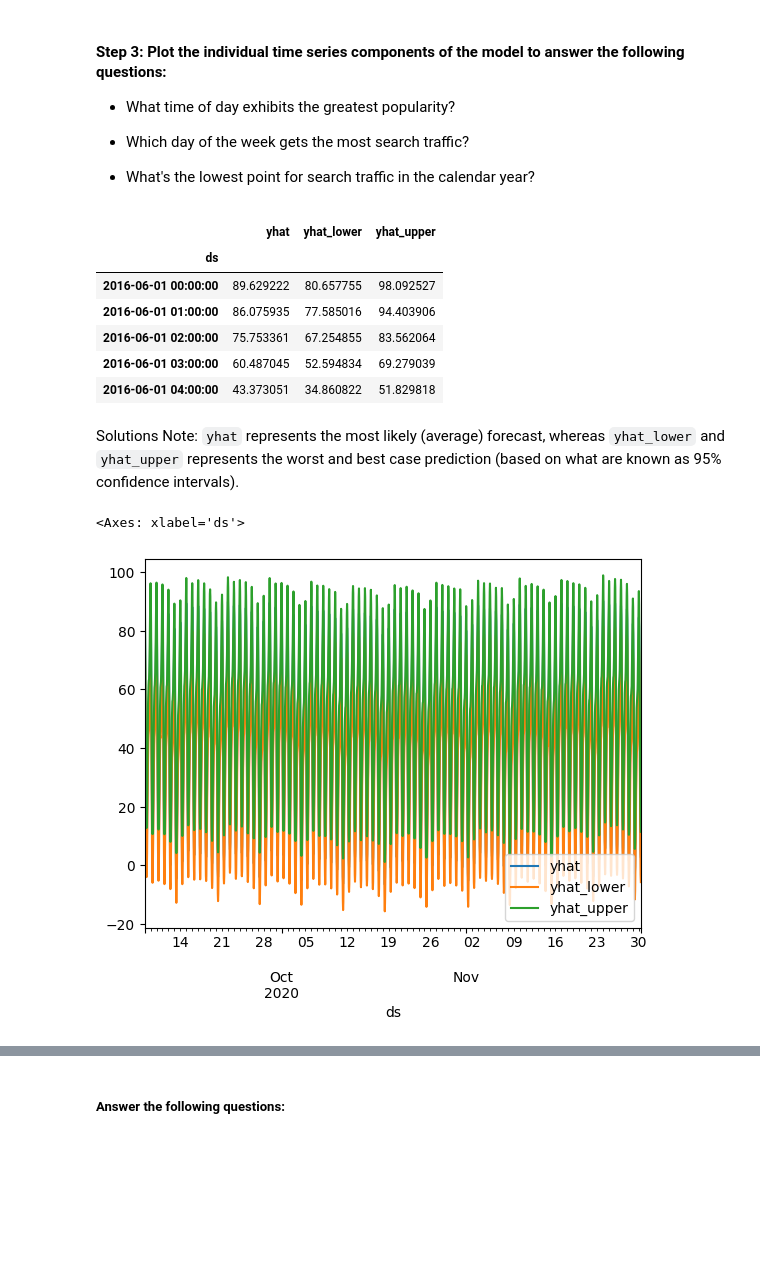
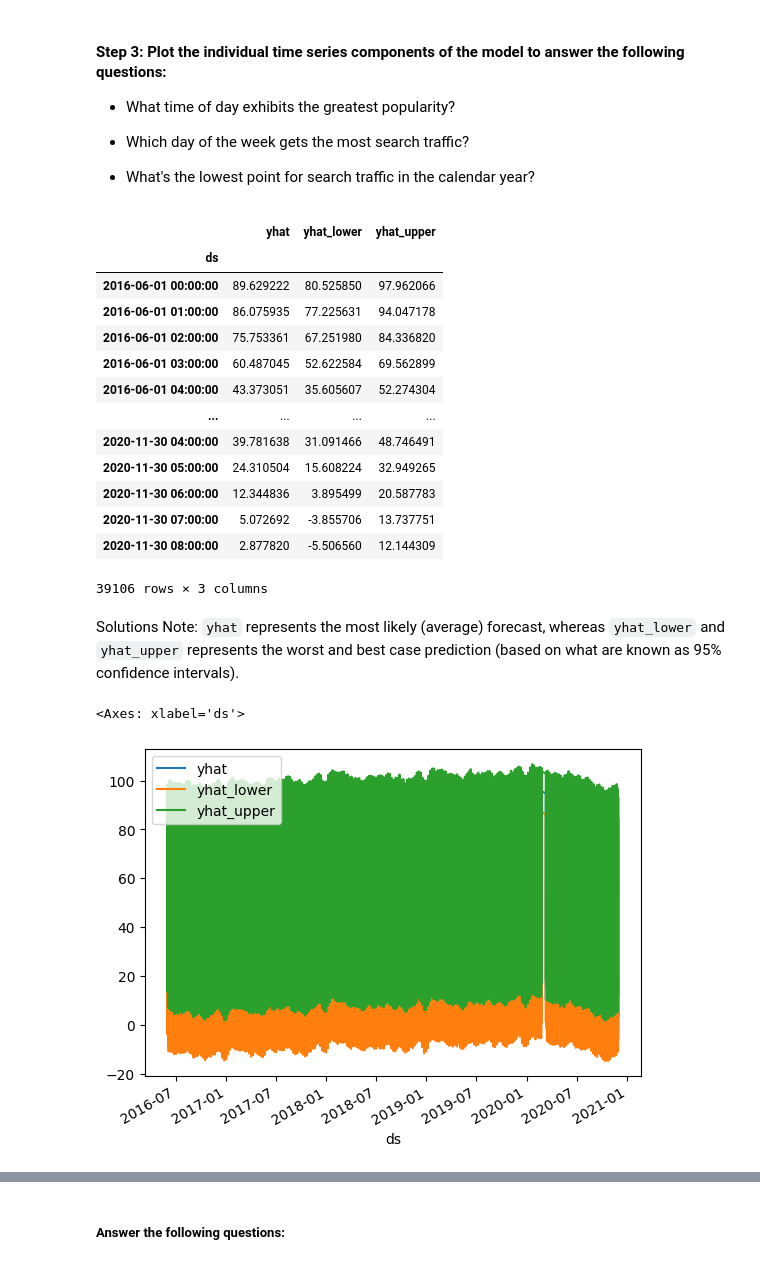
Before and after one commit to etimmons24/prophet-challenge, a Jupyter notebook: forecasting_net_prophet.ipynb, the cells around one changed output, grey strips where cells are left out. Drawn from its saved outputs; the diff is of its cells as text; code cells hidden in the pictures; blank space fills up the shorter version.

```diff
--- a/forecasting_net_prophet.ipynb
+++ b/forecasting_net_prophet.ipynb
@@ -399,4 +436,5 @@ Now, you need to produce a time series model that analyzes and forecasts pattern
 <prophet.forecaster.Prophet at 0x...>
 # %%
 # Fit the time-series model.
+m.fit(df_mercado_trends)
 # %% [output]
@@ -413,9 +451,10 @@ INFO:cmdstanpy:Chain [1] done processing
 # %%
 # Create a future dataframe to hold predictions
 # Make the prediction go out as far as 2000 hours (approx 80 days)
-
+future_mercado_trends = m.make_future_dataframe(periods=2000, freq='H')
 
 # View the last five rows of the future_mercado_trends DataFrame
+display(future_mercado_trends.tail(5))
 # %% [output]
 |  | ds |
 | 39101 | 2020-11-30 04:00:00 |
@@ -425,8 +464,9 @@ INFO:cmdstanpy:Chain [1] done processing
 | 39105 | 2020-11-30 08:00:00 |
 # %%
 # Make the predictions for the trend data using the future_mercado_trends DataFrame
-
+forecast_mercado_trends = m.predict(future_mercado_trends)
 
 # Display the first five rows of the forecast_mercado_trends DataFrame
+display(forecast_mercado_trends.head(5))
 # %% [output]
 |  | ds | trend | yhat_lower | yhat_upper | trend_lower | trend_upper | additive_terms | ... |
@@ -459,24 +500,33 @@ INFO:cmdstanpy:Chain [1] done processing
 * What's the lowest point for search traffic in the calendar year?
 # %%
 # Set the index in the forecast_mercado_trends DataFrame to the ds datetime column
-
+forecast_mercado_trends = forecast_mercado_trends.set_index('ds')
 
 # View the only the yhat,yhat_lower and yhat_upper columns from the DataFrame
+forecast_mercado_trends[['yhat', 'yhat_lower', 'yhat_upper']]
 # %% [output]
 |  | yhat | yhat_lower | yhat_upper |
 | ds |  |  |  |
-| 2016-06-01 00:00:00 | 89.629222 | 80.657755 | 98.092527 |
-| 2016-06-01 01:00:00 | 86.075935 | 77.585016 | 94.403906 |
-| 2016-06-01 02:00:00 | 75.753361 | 67.254855 | 83.562064 |
-| 2016-06-01 03:00:00 | 60.487045 | 52.594834 | 69.279039 |
-| 2016-06-01 04:00:00 | 43.373051 | 34.860822 | 51.829818 |
+| 2016-06-01 00:00:00 | 89.629222 | 80.525850 | 97.962066 |
+| 2016-06-01 01:00:00 | 86.075935 | 77.225631 | 94.047178 |
+| 2016-06-01 02:00:00 | 75.753361 | 67.251980 | 84.336820 |
+| 2016-06-01 03:00:00 | 60.487045 | 52.622584 | 69.562899 |
+| 2016-06-01 04:00:00 | 43.373051 | 35.605607 | 52.274304 |
+| ... | ... | ... | ... |
+| 2020-11-30 04:00:00 | 39.781638 | 31.091466 | 48.746491 |
+| 2020-11-30 05:00:00 | 24.310504 | 15.608224 | 32.949265 |
+| 2020-11-30 06:00:00 | 12.344836 | 3.895499 | 20.587783 |
+| 2020-11-30 07:00:00 | 5.072692 | -3.855706 | 13.737751 |
+| 2020-11-30 08:00:00 | 2.877820 | -5.506560 | 12.144309 |
+39106 rows × 3 columns
 # %% [markdown]
 Solutions Note: `yhat` represents the most likely (average) forecast, whereas `yhat_lower` and `yhat_upper` represents the worst and best case prediction (based on what are known as 95% confidence intervals).
 # %%
 # From the forecast_mercado_trends DataFrame, plot the data to visualize
 #  the yhat, yhat_lower, and yhat_upper columns over the last 2000 hours
+forecast_mercado_trends[['yhat', 'yhat_lower', 'yhat_upper']].plot()
 # %% [output]
 <Axes: xlabel='ds'>
-[figure, old version]
+[figure, new version]
 # %%
 # Reset the index in the forecast_mercado_trends DataFrame
```
Also changed, not shown: parts of 14 cells of this notebook.
